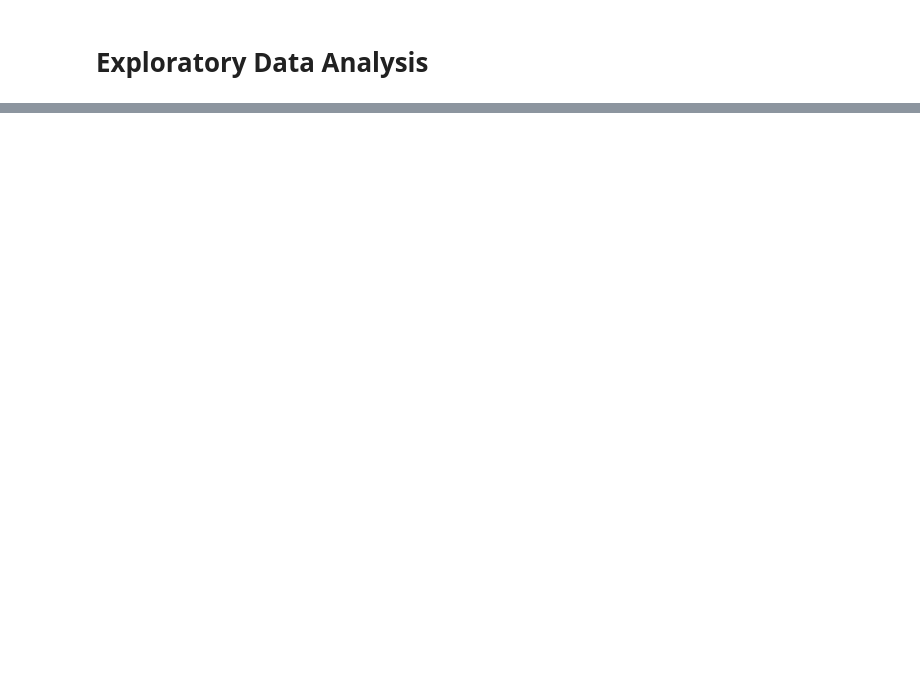
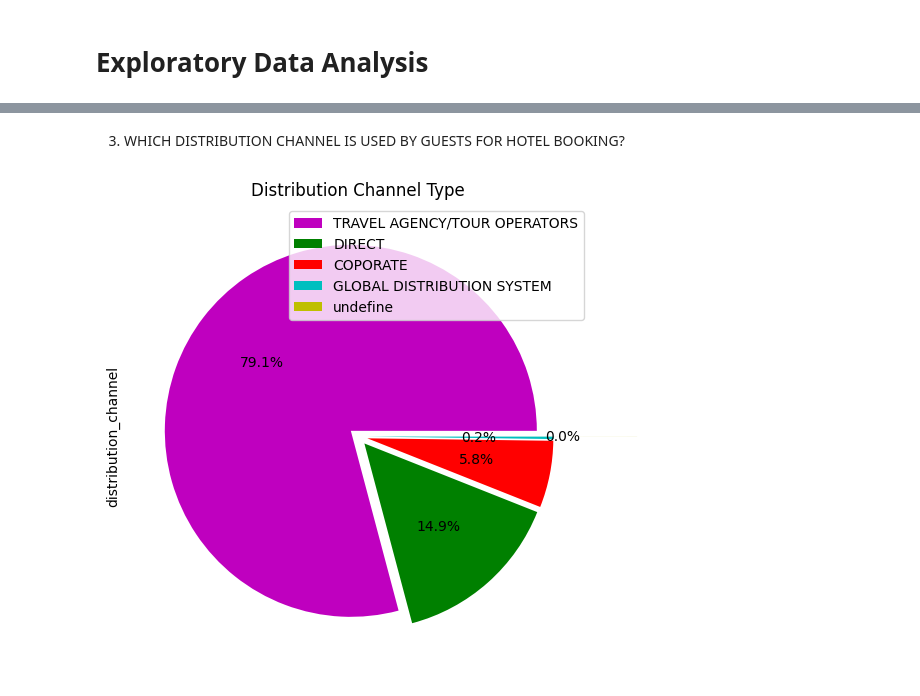
Before and after one commit to vbhsharma7/EDA-hotel-booking-, a Jupyter notebook: Hotel_Booking_Analysis_Capstone_Project.ipynb, the cells around one changed output, grey strips where cells are left out. Saved outputs shown, nothing was run; the diff lists cells and outputs as text; code cells hidden in the pictures; blank space fills up the shorter version.

```diff
--- a/Hotel_Booking_Analysis_Capstone_Project.ipynb
+++ b/Hotel_Booking_Analysis_Capstone_Project.ipynb
@@ -220,0 +281,14 @@ df1.shape
+# %% [markdown]
+3) WHICH DISTRIBUTION CHANNEL IS USED BY GUESTS FOR HOTEL BOOKING?
+# %%
+distribution_type=df1['distribution_channel'].value_counts()
+myexplode=[0.05,0.05,0.05,0.05,0.5]
+colour=['m','g','r','c','y']
+label=['TRAVEL AGENCY/TOUR OPERATORS', 'DIRECT','COPORATE' ,'GLOBAL DISTRIBUTION SYSTEM','undefine']
+distribution_type.plot.pie( figsize=(6,8), colors=colour, fontsize=10, explode=myexplode, autopct='%1.1f%%',pctdistance=0.6,labels=None)
+plt.title('Distribution Channel Type')
+plt.legend(labels=label)
+
+plt.show()
+# %% [output]
+[figure, added]
```
Also changed, not shown: parts of 27 cells of this notebook.
